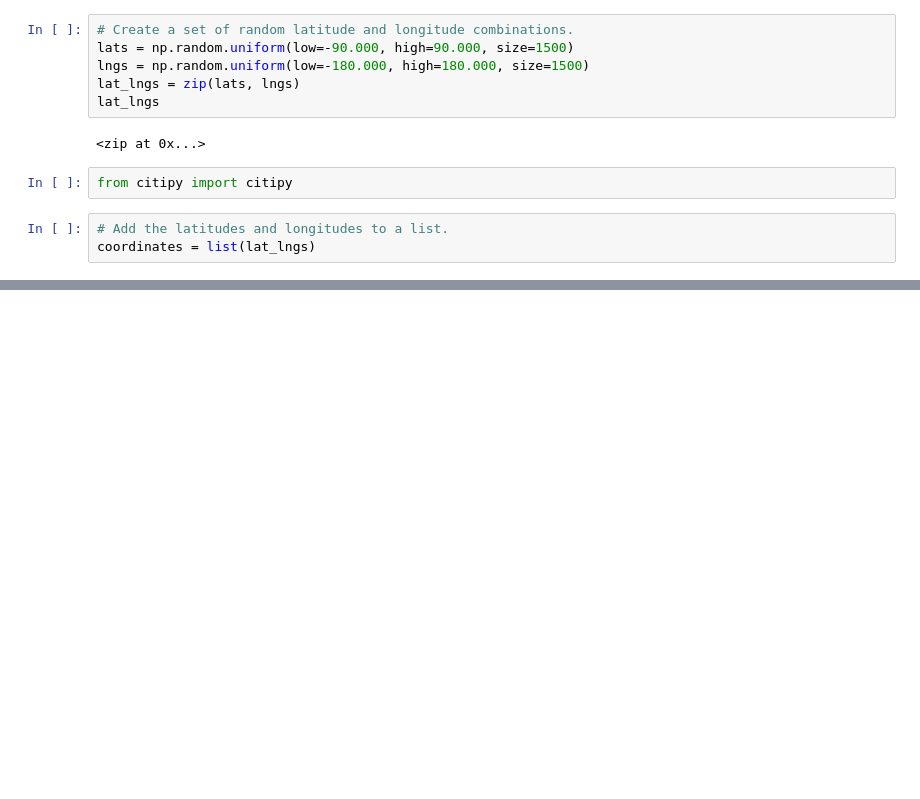
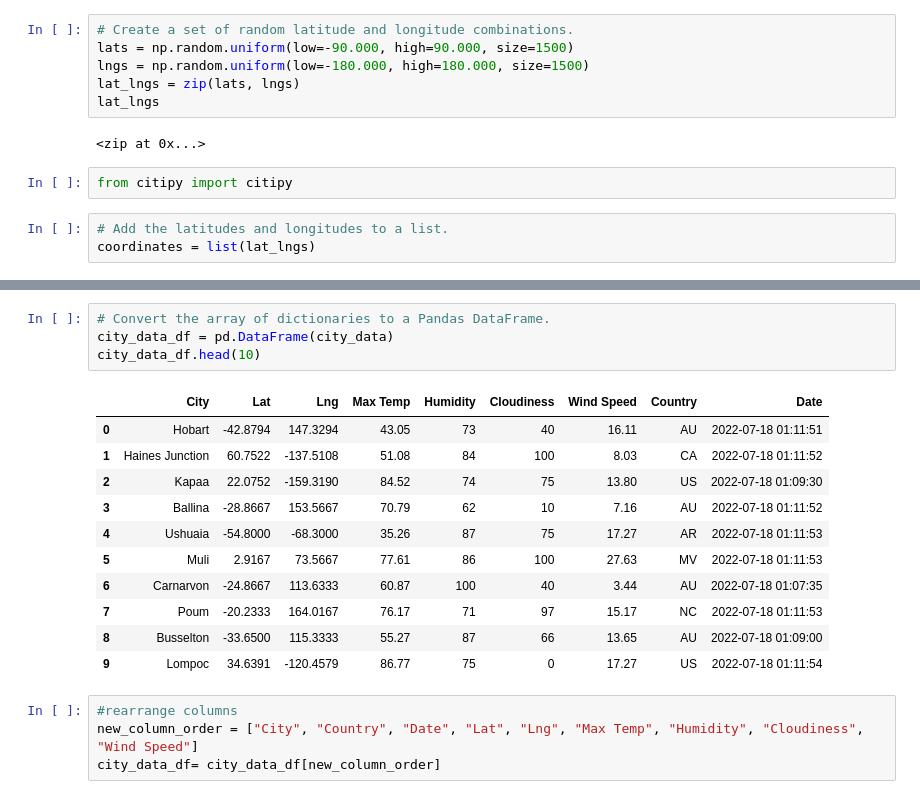
Before and after one commit to AviLevyHTX/World_Weather_Analysis, a Jupyter notebook: WeatherPy.ipynb, the cells around one changed output, grey strips where cells are left out. Saved outputs shown, nothing was run; the diff lists cells and outputs as text; blank space fills up the shorter version.

```diff
--- a/WeatherPy.ipynb
+++ b/WeatherPy.ipynb
@@ -32,0 +126,20 @@ len(cities)
+# %%
+# Convert the array of dictionaries to a Pandas DataFrame.
+city_data_df = pd.DataFrame(city_data)
+city_data_df.head(10)
+# %% [output]
+|  | City | Lat | Lng | Max Temp | Humidity | Cloudiness | Wind Speed | Country | Date |
+| 0 | Hobart | -42.8794 | 147.3294 | 43.05 | 73 | 40 | 16.11 | AU | 2022-07-18 01:11:51 |
+| 1 | Haines Junction | 60.7522 | -137.5108 | 51.08 | 84 | 100 | 8.03 | CA | 2022-07-18 01:11:52 |
+| 2 | Kapaa | 22.0752 | -159.3190 | 84.52 | 74 | 75 | 13.80 | US | 2022-07-18 01:09:30 |
+| 3 | Ballina | -28.8667 | 153.5667 | 70.79 | 62 | 10 | 7.16 | AU | 2022-07-18 01:11:52 |
+| 4 | Ushuaia | -54.8000 | -68.3000 | 35.26 | 87 | 75 | 17.27 | AR | 2022-07-18 01:11:53 |
+| 5 | Muli | 2.9167 | 73.5667 | 77.61 | 86 | 100 | 27.63 | MV | 2022-07-18 01:11:53 |
+| 6 | Carnarvon | -24.8667 | 113.6333 | 60.87 | 100 | 40 | 3.44 | AU | 2022-07-18 01:07:35 |
+| 7 | Poum | -20.2333 | 164.0167 | 76.17 | 71 | 97 | 15.17 | NC | 2022-07-18 01:11:53 |
+| 8 | Busselton | -33.6500 | 115.3333 | 55.27 | 87 | 66 | 13.65 | AU | 2022-07-18 01:09:00 |
+| 9 | Lompoc | 34.6391 | -120.4579 | 86.77 | 75 | 0 | 17.27 | US | 2022-07-18 01:11:54 |
+# %%
+#rearrange columns
+new_column_order = ["City", "Country", "Date", "Lat", "Lng", "Max Temp", "Humidity", "Cloudiness", "Wind Speed"]
+city_data_df= city_data_df[new_column_order]
```
Also changed, not shown: parts of 15 cells of this notebook.
